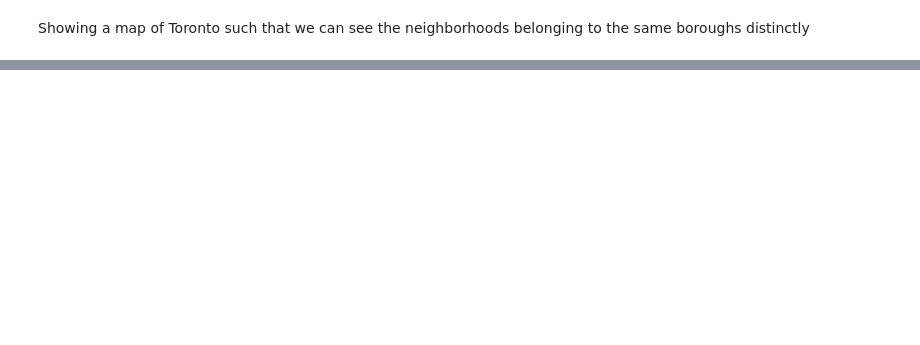
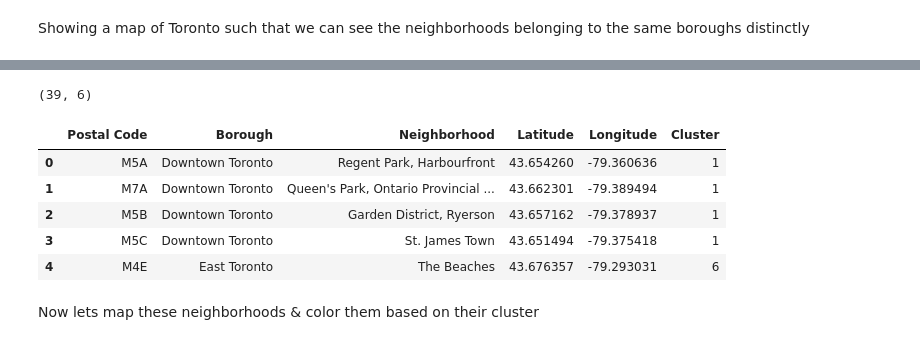
Before and after one commit to Koustav-Samaddar/Coursera_Capstone, a Jupyter notebook: Capstone Project - Battle of the Neighborhoods.ipynb, the cells around one changed output, grey strips where cells are left out. Cells and saved outputs as stored; diff of their text form; code cells hidden in the pictures; blank space fills up the shorter version.

```diff
--- a/Capstone Project - Battle of the Neighborhoods.ipynb
+++ b/Capstone Project - Battle of the Neighborhoods.ipynb
@@ -186,0 +306,6 @@ map_toronto
+# %%
+from sklearn.cluster import KMeans
+
+km = KMeans(n_clusters=6).fit(new3_df.drop(columns="Neighborhood"))
+
+km.labels_[:5]
@@ -186,0 +314,7 @@ map_toronto
+# %%
+new4_df = new3_df.copy()[["Neighborhood"]]
+new4_df['Cluster'] = km.labels_
+new4_df = new4_df.set_index("Neighborhood")
+
+print(new4_df.shape)
+new4_df.head()
@@ -186,0 +330,18 @@ map_toronto
+# %%
+# Add cluster daat to new_df and store in new5_df.
+# If nbhood didn't have results returned from foursquare, set cluster to "6"
+new5_df = new_df.copy()
+new5_df['Cluster'] = new5_df.T.apply(lambda row: new4_df.loc[row['Neighborhood']] if row['Neighborhood'] in new4_df.index else 6).T
+
+print(new5_df.shape)
+new5_df.head()
+# %% [output]
+(39, 6)
+|  | Postal Code | Borough | Neighborhood | Latitude | Longitude | Cluster |
+| 0 | M5A | Downtown Toronto | Regent Park, Harbourfront | 43.654260 | -79.360636 | 1 |
+| 1 | M7A | Downtown Toronto | Queen's Park, Ontario Provincial ... | 43.662301 | -79.389494 | 1 |
+| 2 | M5B | Downtown Toronto | Garden District, Ryerson | 43.657162 | -79.378937 | 1 |
+| 3 | M5C | Downtown Toronto | St. James Town | 43.651494 | -79.375418 | 1 |
+| 4 | M4E | East Toronto | The Beaches | 43.676357 | -79.293031 | 6 |
+# %% [markdown]
+Now lets map these neighborhoods & color them based on their cluster
```
Also changed, not shown: parts of 15 cells of this notebook.
